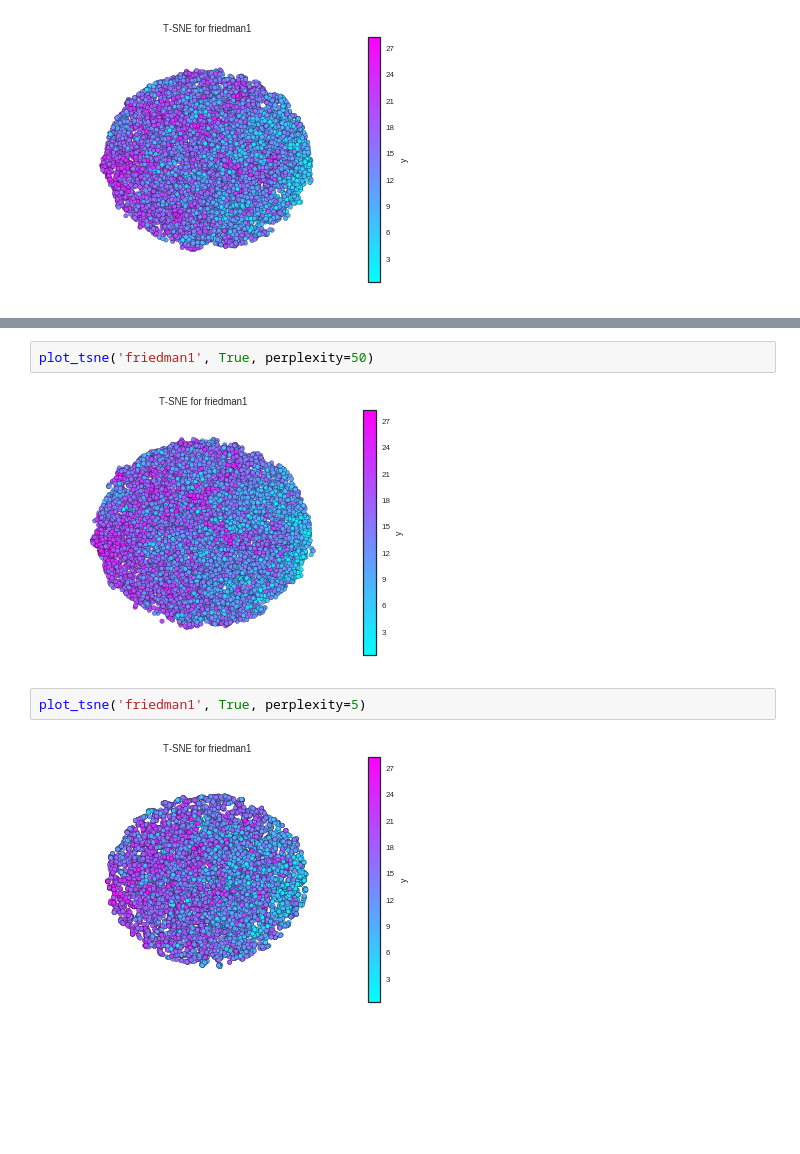
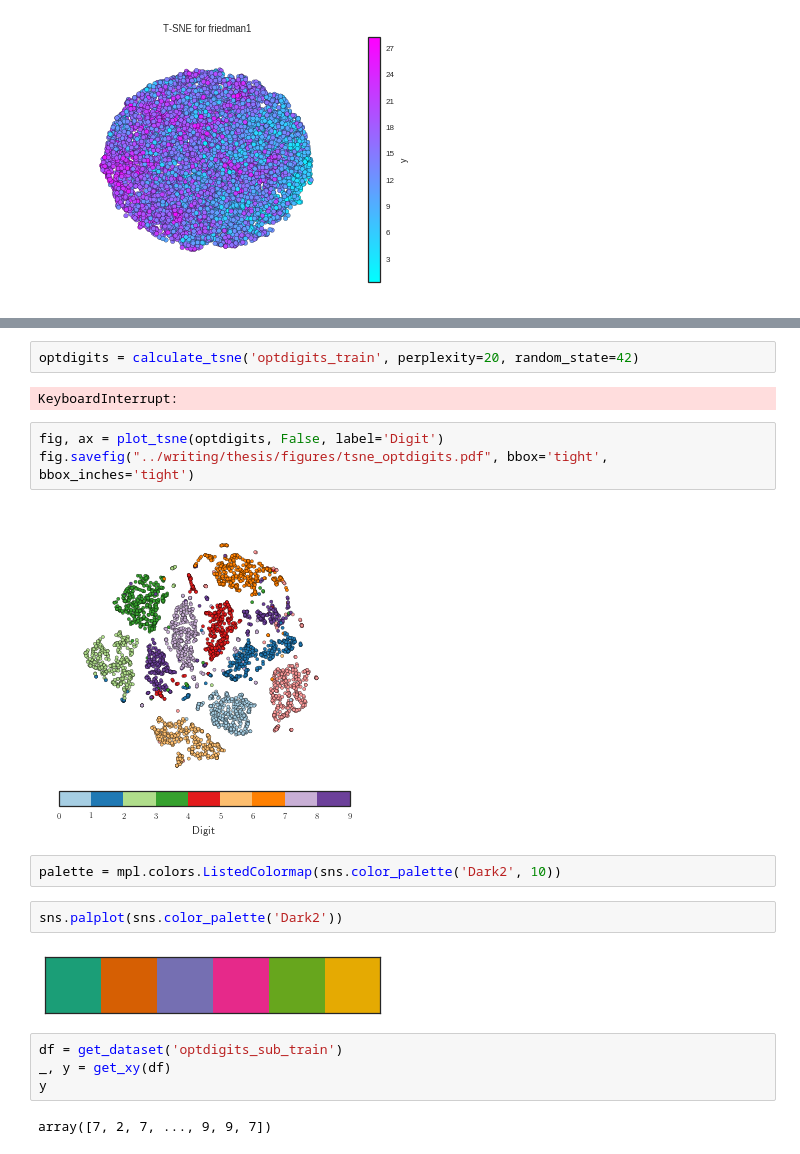
Before and after one commit to krenzland/prior-information, a Jupyter notebook: notebooks/015-Dataset-Visualization.ipynb, the cells around one changed output, grey strips where cells are left out. Drawn from its saved outputs; the diff is of its cells as text; blank space fills up the shorter version.

```diff
--- a/notebooks/015-Dataset-Visualization.ipynb
+++ b/notebooks/015-Dataset-Visualization.ipynb
@@ -73,8 +85,21 @@ plot_tsne('friedman1', True, perplexity=10)
-# %%
-plot_tsne('friedman1', True, perplexity=50)
-# %% [output]
-[figure, removed]
-# %%
-plot_tsne('friedman1', True, perplexity=5)
-# %% [output]
-[figure, removed]
+# %%
+optdigits = calculate_tsne('optdigits_train', perplexity=20, random_state=42)
+# %% [output]
+KeyboardInterrupt:
+# %%
+fig, ax = plot_tsne(optdigits, False, label='Digit')
+fig.savefig("../writing/thesis/figures/tsne_optdigits.pdf", bbox='tight', bbox_inches='tight')
+# %% [output]
+[figure, added]
+# %%
+palette = mpl.colors.ListedColormap(sns.color_palette('Dark2', 10))
+# %%
+sns.palplot(sns.color_palette('Dark2'))
+# %% [output]
+[figure, added]
+# %%
+df = get_dataset('optdigits_sub_train')
+_, y = get_xy(df)
+y
+# %% [output]
+array([7, 2, 7, ..., 9, 9, 7])
```
Also changed, not shown: parts of 12 cells of this notebook, 22 other files.
